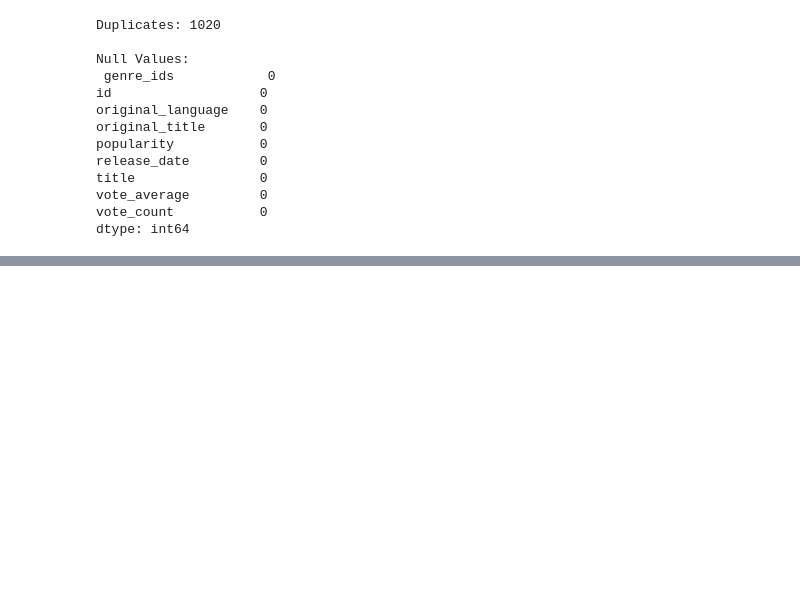
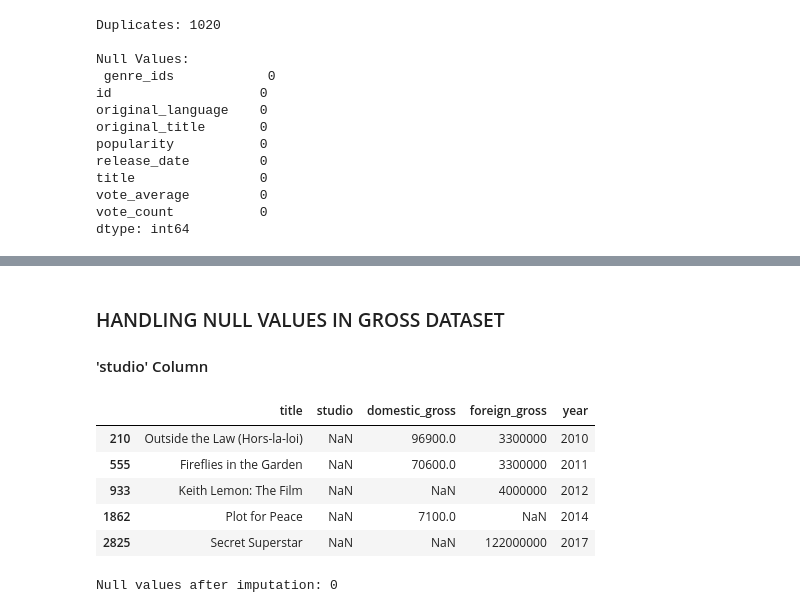
Before and after one commit to Vain-Guy/Data-s-Cut3, a Jupyter notebook: notebooks/exploratory.ipynb, the cells around one changed output, grey strips where cells are left out. Drawn from its saved outputs; the diff is of its cells as text; code cells hidden in the pictures; blank space fills up the shorter version.

```diff
--- a/notebooks/exploratory.ipynb
+++ b/notebooks/exploratory.ipynb
@@ -448,0 +502,26 @@ dtype: int64
+# %% [markdown]
+### HANDLING NULL VALUES IN GROSS DATASET
+
+#### 'studio' Column
+# %%
+# Get rows with nulls
+gross_df.loc[gross_df['studio'].isna()]
+# %% [output]
+|  | title | studio | domestic_gross | foreign_gross | year |
+| 210 | Outside the Law (Hors-la-loi) | NaN | 96900.0 | 3300000 | 2010 |
+| 555 | Fireflies in the Garden | NaN | 70600.0 | 3300000 | 2011 |
+| 933 | Keith Lemon: The Film | NaN | NaN | 4000000 | 2012 |
+| 1862 | Plot for Peace | NaN | 7100.0 | NaN | 2014 |
+| 2825 | Secret Superstar | NaN | NaN | 122000000 | 2017 |
+# %%
+# Impute nulls in studio column
+gross_df.loc[gross_df['title'] == 'Plot for Peace', 'studio'] = 'Trinity Films'
+gross_df.loc[gross_df['title'] == 'Fireflies in the Garden', 'studio'] = 'Senator Entertainmet Inc.'
+gross_df.loc[gross_df['title'] == 'Keith Lemon: The Film', 'studio'] = 'Lionsgate'
+gross_df.loc[gross_df['title'] == 'Secret Superstar', 'studio'] = 'Zee Studios'
+gross_df.loc[gross_df['title'] == 'Outside the Law (Hors-la-loi)', 'studio'] = 'StudioCanal'
+
+# Preview changes
+print("Null values after imputation:", gross_df['studio'].isna().sum())
+# %% [output]
+Null values after imputation: 0
```
Also changed, not shown: parts of 16 cells of this notebook.
